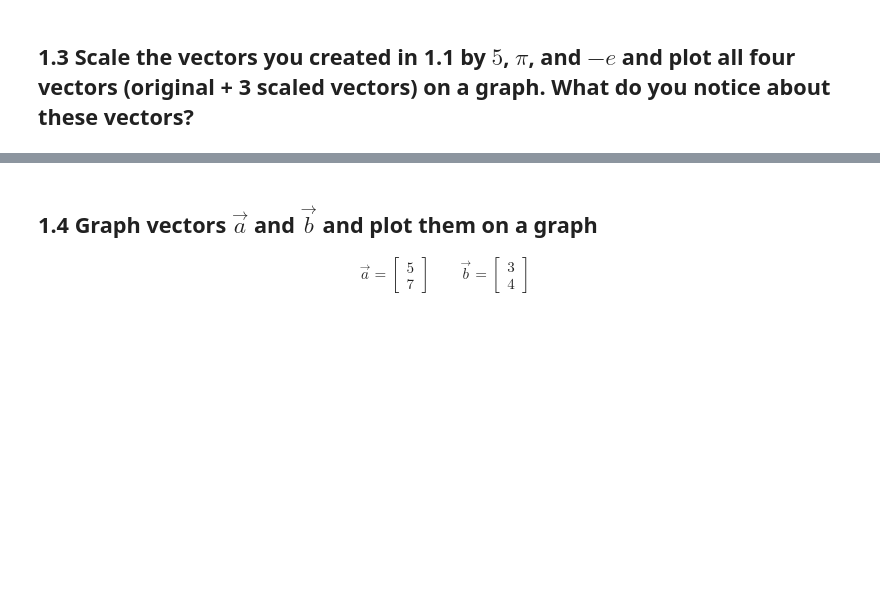
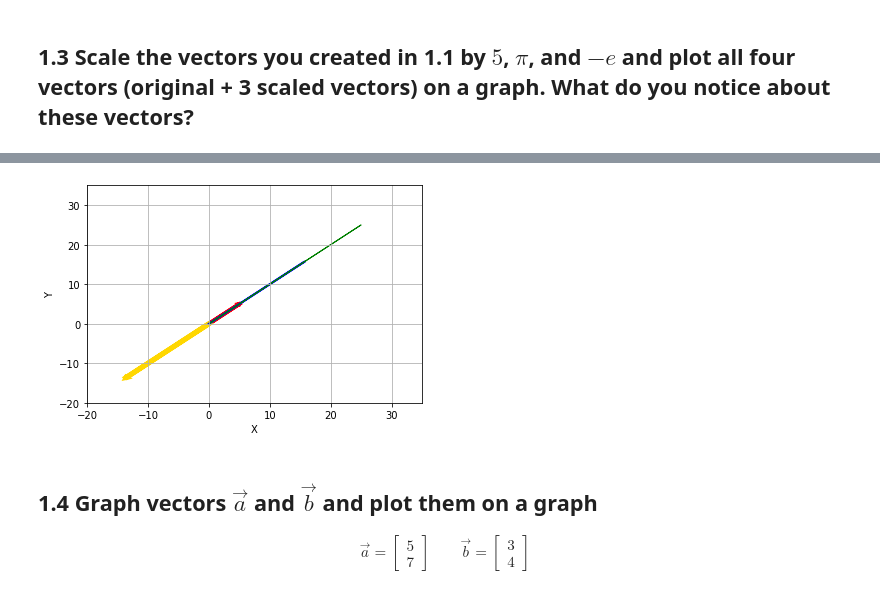
Before and after one commit to lfr4704/DS-Unit-1-Sprint-3-Linear-Algebra, a Jupyter notebook: module1-vectors-and-matrices/LS_DS_131_Vectors_and_Matrices_Assignment.ipynb, the cells around one changed output, grey strips where cells are left out. Drawn from its saved outputs; the diff is of its cells as text; code cells hidden in the pictures; blank space fills up the shorter version.

```diff
--- a/module1-vectors-and-matrices/LS_DS_131_Vectors_and_Matrices_Assignment.ipynb
+++ b/module1-vectors-and-matrices/LS_DS_131_Vectors_and_Matrices_Assignment.ipynb
@@ -18,3 +75,48 @@ print(pi)
+# %%
+#create Scalars
+s1= np.multiply(-e, np_v2)
+s2= np.multiply(pi, np_v2)
+s3 = np.multiply(5, np_v2)
+
+#set up canvas for 2D plot
+fig, ax = plt.subplots()
+ax.grid()
+plt.xlim(-20,35)
+plt.ylim(-20,35)
+ax.set_xlabel('X')
+ax.set_ylabel('Y')
+
+plt.arrow(0,0,np_v2[0], np_v2[1],
+          head_width=0.02,
+          head_length=0.02,
+          linewidth=4,
+          color="red",
+          length_includes_head=True)
+
+plt.arrow(0,0,s1[0], s1[1],
+          head_width=0.02,
+          head_length=0.02,
+          linewidth=5,
+          color="gold",
+          length_includes_head=True)
+
+plt.arrow(0,0,s2[0], s2[1],
+          head_width=0.02,
+          head_length=0.02,
+          linewidth=2,
+          color="blue",
+          length_includes_head=True)
+
+plt.arrow(0,0,s3[0], s3[1],
+          head_width=0.02,
+          head_length=0.02,
+          linewidth=1,
+          color="green",
+          length_includes_head=True)
+
+plt.show()
+# %% [output]
+[figure, added]
 # %% [markdown]
 ## 1.4 Graph vectors $\vec{a}$ and $\vec{b}$ and plot them on a graph
 
```
Also changed, not shown: parts of 7 cells of this notebook.
